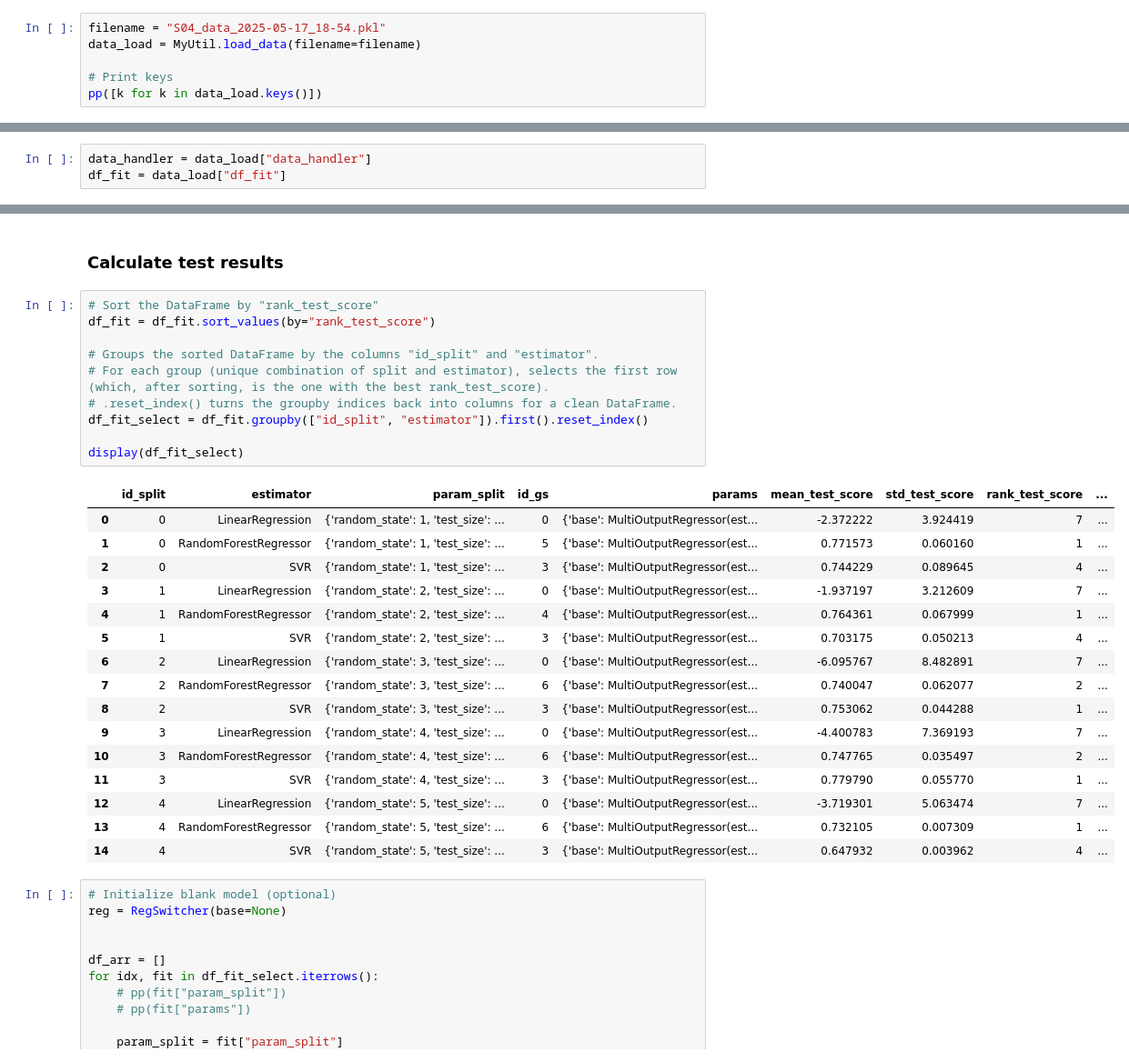
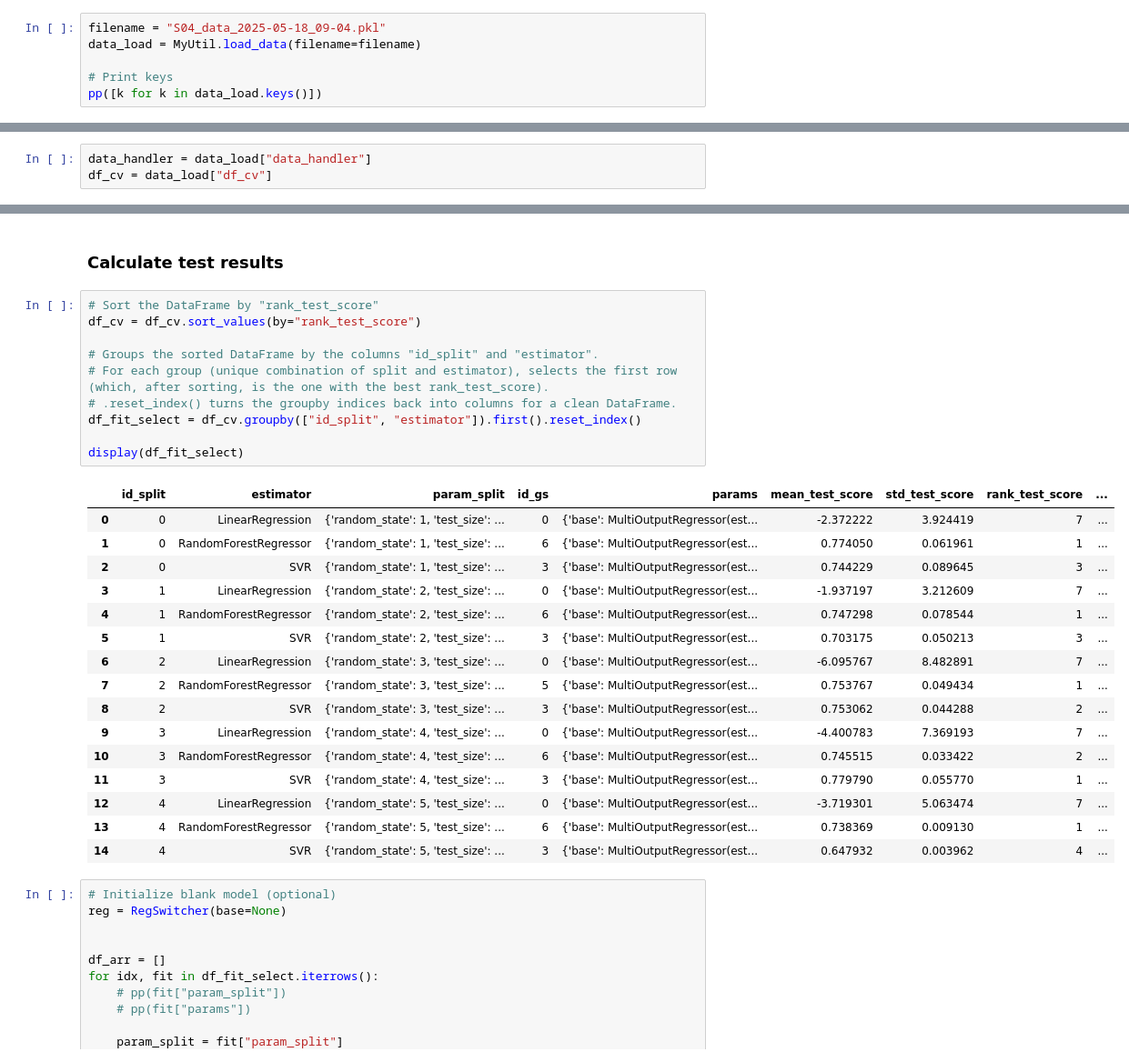
Before and after one commit to ie-ai-class/ml-training-2025, a Jupyter notebook: T04_scikit_learn/S05_workflow_real_analyze.ipynb, the cells around one changed output, grey strips where cells are left out. Shown: that part at 91% size. Drawn from its saved outputs; the diff is of its cells as text.

```diff
--- a/T04_scikit_learn/S05_workflow_real_analyze.ipynb
+++ b/T04_scikit_learn/S05_workflow_real_analyze.ipynb
@@ -31,5 +29,5 @@ pp(onlyfiles)
 # %%
-filename = "S04_data_2025-05-17_18-54.pkl"
+filename = "S04_data_2025-05-18_09-04.pkl"
 data_load = MyUtil.load_data(filename=filename)
 
 # Print keys
@@ -40,5 +38,5 @@ pp([k for k in data_load.keys()])
 dt = MyUtil.get_dt()
 # %%
 data_handler = data_load["data_handler"]
-df_fit = data_load["df_fit"]
+df_cv = data_load["df_cv"]
 # %%
@@ -65,30 +63,30 @@ df_fit
 ### Calculate test results
 # %%
 # Sort the DataFrame by "rank_test_score"
-df_fit = df_fit.sort_values(by="rank_test_score")
+df_cv = df_cv.sort_values(by="rank_test_score")
 
 # Groups the sorted DataFrame by the columns "id_split" and "estimator".
 # For each group (unique combination of split and estimator), selects the first row (which, after sorting, is the one with the best rank_test_score).
 # .reset_index() turns the groupby indices back into columns for a clean DataFrame.
-df_fit_select = df_fit.groupby(["id_split", "estimator"]).first().reset_index()
+df_fit_select = df_cv.groupby(["id_split", "estimator"]).first().reset_index()
 
 display(df_fit_select)
 # %% [output]
 |  | id_split | estimator | param_split | id_gs | params | mean_test_score | std_test_score | rank_test_score | ... |
 | 0 | 0 | LinearRegression | {'random_state': 1, 'test_size': ... | 0 | {'base': MultiOutputRegressor(est... | -2.372222 | 3.924419 | 7 | ... |
-| 1 | 0 | RandomForestRegressor | {'random_state': 1, 'test_size': ... | 5 | {'base': MultiOutputRegressor(est... | 0.771573 | 0.060160 | 1 | ... |
-| 2 | 0 | SVR | {'random_state': 1, 'test_size': ... | 3 | {'base': MultiOutputRegressor(est... | 0.744229 | 0.089645 | 4 | ... |
+| 1 | 0 | RandomForestRegressor | {'random_state': 1, 'test_size': ... | 6 | {'base': MultiOutputRegressor(est... | 0.774050 | 0.061961 | 1 | ... |
+| 2 | 0 | SVR | {'random_state': 1, 'test_size': ... | 3 | {'base': MultiOutputRegressor(est... | 0.744229 | 0.089645 | 3 | ... |
 | 3 | 1 | LinearRegression | {'random_state': 2, 'test_size': ... | 0 | {'base': MultiOutputRegressor(est... | -1.937197 | 3.212609 | 7 | ... |
-| 4 | 1 | RandomForestRegressor | {'random_state': 2, 'test_size': ... | 4 | {'base': MultiOutputRegressor(est... | 0.764361 | 0.067999 | 1 | ... |
-| 5 | 1 | SVR | {'random_state': 2, 'test_size': ... | 3 | {'base': MultiOutputRegressor(est... | 0.703175 | 0.050213 | 4 | ... |
+| 4 | 1 | RandomForestRegressor | {'random_state': 2, 'test_size': ... | 6 | {'base': MultiOutputRegressor(est... | 0.747298 | 0.078544 | 1 | ... |
+| 5 | 1 | SVR | {'random_state': 2, 'test_size': ... | 3 | {'base': MultiOutputRegressor(est... | 0.703175 | 0.050213 | 3 | ... |
 | 6 | 2 | LinearRegression | {'random_state': 3, 'test_size': ... | 0 | {'base': MultiOutputRegressor(est... | -6.095767 | 8.482891 | 7 | ... |
-| 7 | 2 | RandomForestRegressor | {'random_state': 3, 'test_size': ... | 6 | {'base': MultiOutputRegressor(est... | 0.740047 | 0.062077 | 2 | ... |
-| 8 | 2 | SVR | {'random_state': 3, 'test_size': ... | 3 | {'base': MultiOutputRegressor(est... | 0.753062 | 0.044288 | 1 | ... |
+| 7 | 2 | RandomForestRegressor | {'random_state': 3, 'test_size': ... | 5 | {'base': MultiOutputRegressor(est... | 0.753767 | 0.049434 | 1 | ... |
+| 8 | 2 | SVR | {'random_state': 3, 'test_size': ... | 3 | {'base': MultiOutputRegressor(est... | 0.753062 | 0.044288 | 2 | ... |
 | 9 | 3 | LinearRegression | {'random_state': 4, 'test_size': ... | 0 | {'base': MultiOutputRegressor(est... | -4.400783 | 7.369193 | 7 | ... |
-| 10 | 3 | RandomForestRegressor | {'random_state': 4, 'test_size': ... | 6 | {'base': MultiOutputRegressor(est... | 0.747765 | 0.035497 | 2 | ... |
+| 10 | 3 | RandomForestRegressor | {'random_state': 4, 'test_size': ... | 6 | {'base': MultiOutputRegressor(est... | 0.745515 | 0.033422 | 2 | ... |
 | 11 | 3 | SVR | {'random_state': 4, 'test_size': ... | 3 | {'base': MultiOutputRegressor(est... | 0.779790 | 0.055770 | 1 | ... |
 | 12 | 4 | LinearRegression | {'random_state': 5, 'test_size': ... | 0 | {'base': MultiOutputRegressor(est... | -3.719301 | 5.063474 | 7 | ... |
-| 13 | 4 | RandomForestRegressor | {'random_state': 5, 'test_size': ... | 6 | {'base': MultiOutputRegressor(est... | 0.732105 | 0.007309 | 1 | ... |
+| 13 | 4 | RandomForestRegressor | {'random_state': 5, 'test_size': ... | 6 | {'base': MultiOutputRegressor(est... | 0.738369 | 0.009130 | 1 | ... |
 | 14 | 4 | SVR | {'random_state': 5, 'test_size': ... | 3 | {'base': MultiOutputRegressor(est... | 0.647932 | 0.003962 | 4 | ... |
 # %%
 # Initialize blank model (optional)
```
Also changed, not shown: parts of 10 cells of this notebook, 5 other files.
